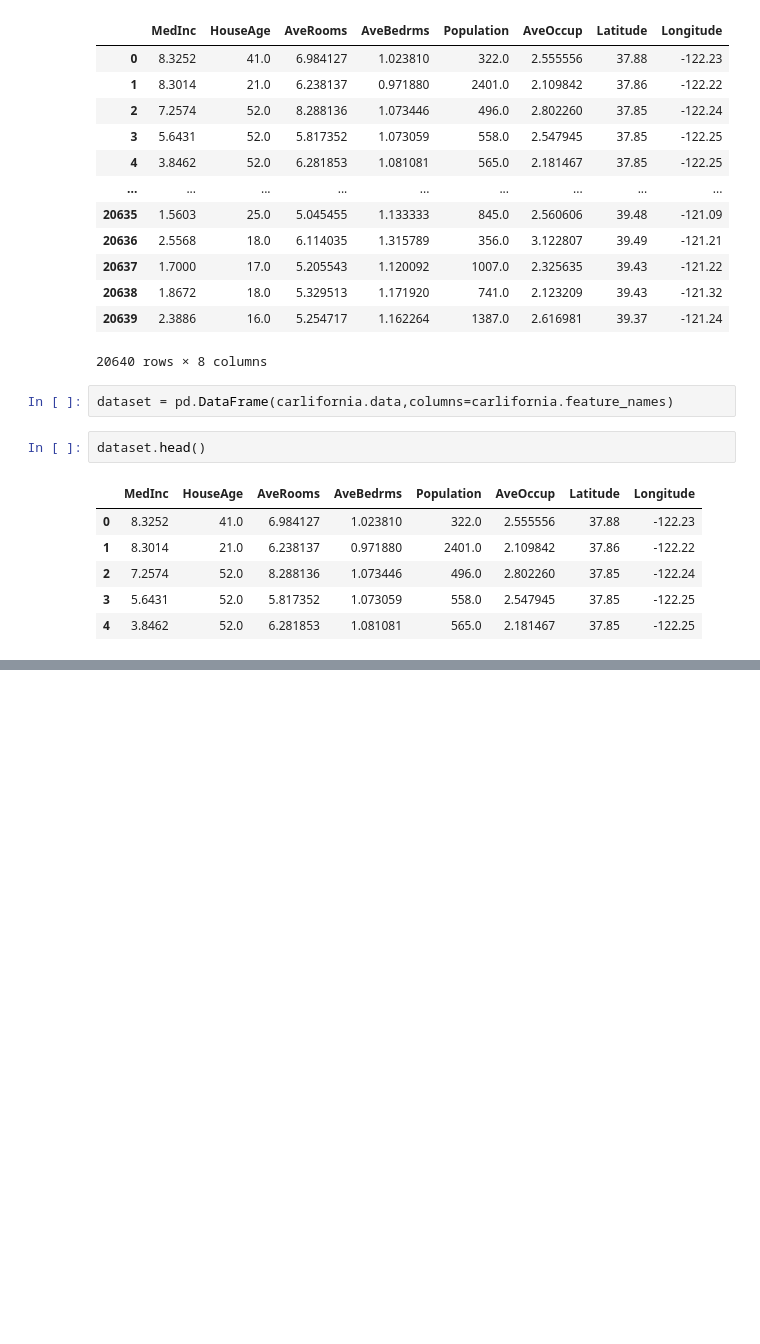
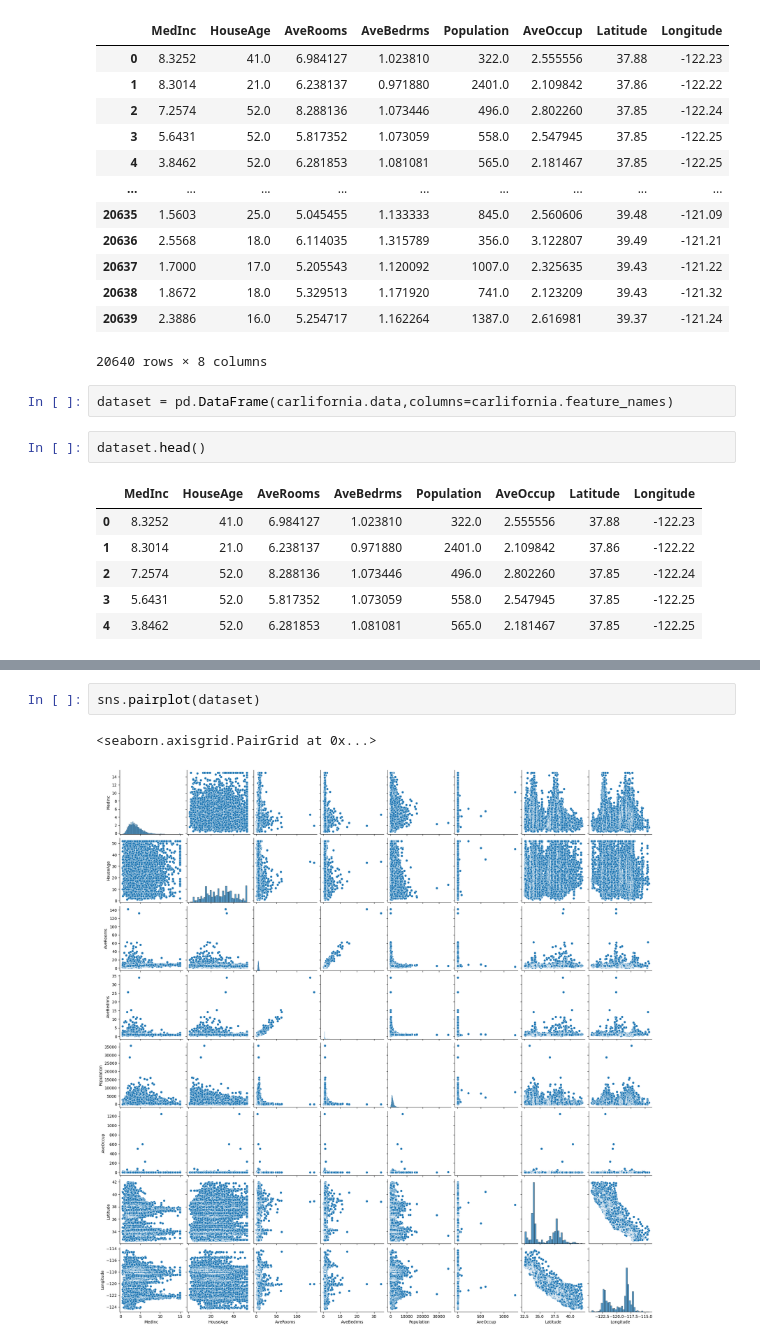
Before and after one commit to Aditya29051998/Machine-Learning, a Jupyter notebook: ML_Ineuron.ipynb, the cells around one changed output, grey strips where cells are left out. Saved outputs shown, nothing was run; the diff lists cells and outputs as text; blank space fills up the shorter version.

```diff
--- a/ML_Ineuron.ipynb
+++ b/ML_Ineuron.ipynb
@@ -108,0 +166,5 @@ dataset.head()
+# %%
+sns.pairplot(dataset)
+# %% [output]
+<seaborn.axisgrid.PairGrid at 0x...>
+[figure, added]
```
Also changed, not shown: parts of 16 cells of this notebook.
